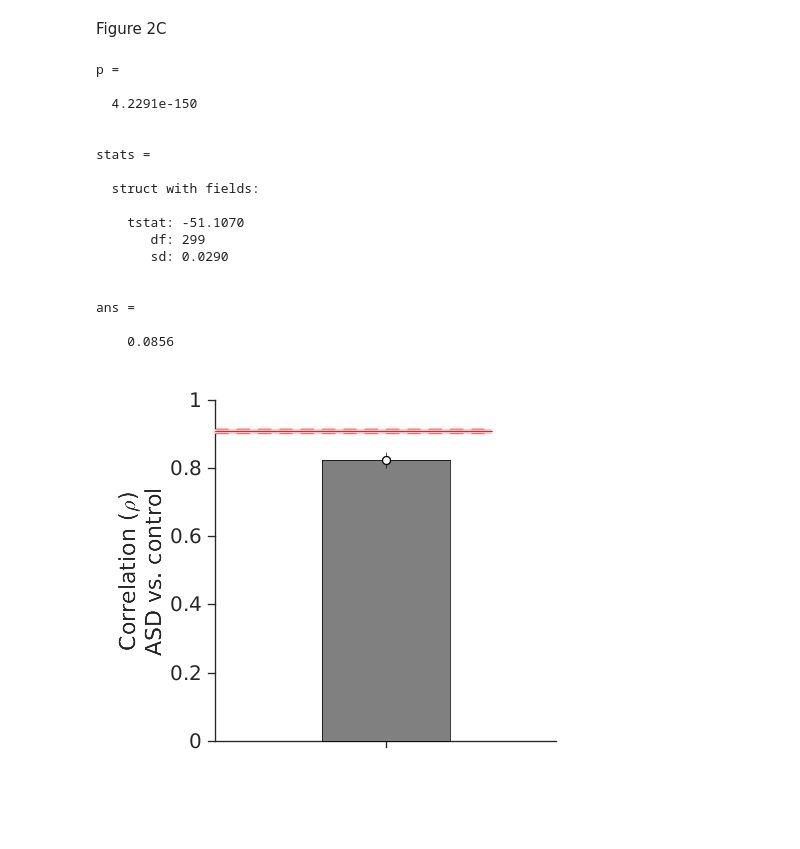
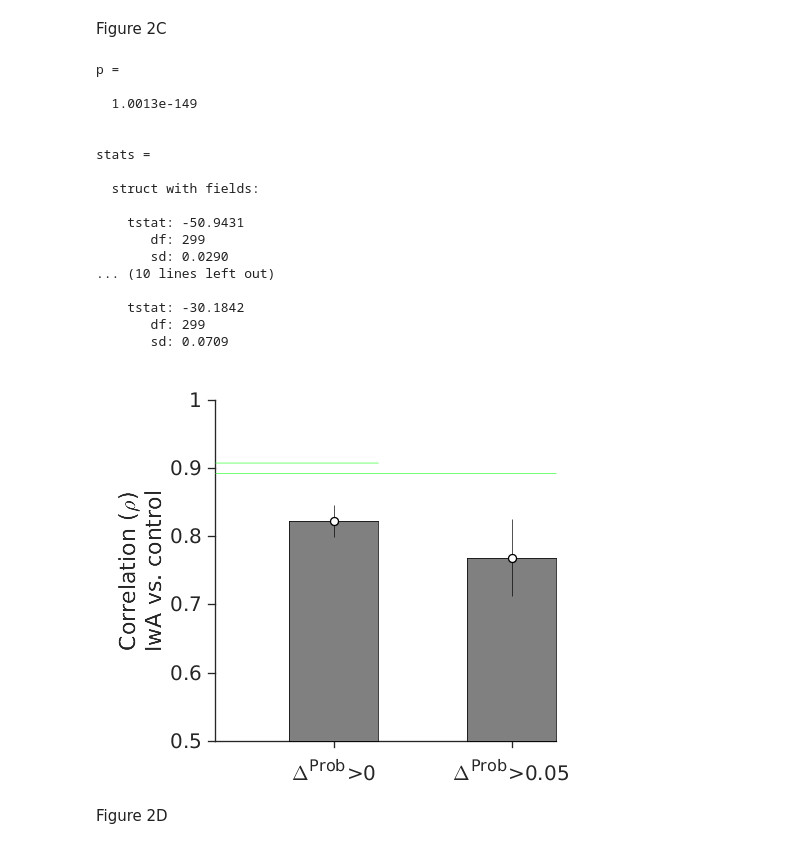
Before and after one commit to kohitij-kar/2021_faceEmotion_ASD, a Jupyter notebook: behav_utils/behav_ana.ipynb, the cells around one changed output. Cells and saved outputs as stored; diff of their text form; code cells hidden in the pictures; blank space fills up the shorter version.

```diff
--- a/behav_utils/behav_ana.ipynb
+++ b/behav_utils/behav_ana.ipynb
@@ -85,38 +85,46 @@ mean reliability (asd) = 0.70227
 Figure 2C
 # %%
 fig = figure;
-[ns, ns_err, raw_corr] = est_noiseCeiling(ctrl,asd,0);
+[ns, raw_corr] = est_noiseCeiling(ctrl,asd,0);
 con = nanmean((raw_corr));
 con_err = mad((raw_corr));
-boundedline([0 0.65], [ns ns], [ns_err ns_err], 'r')
-plot([0 0.65], [ns ns], 'r')
+plot([0 0.55], [nanmean(ns) nanmean(ns)], 'color',[0.2 1 0.2])
 hold on
-plot([0 0.65], [ns+ns_err ns+ns_err], 'r--')
-plot([0 0.65], [ns-ns_err ns-ns_err], 'r--')
 bar(0.4, con,'facecolor', [0.5 0.5 0.5], 'barwidth',0.3)
 errorbar(0.4, con, con_err, 'ko', 'markerfacecolor','w', 'capsize',0)
 polishFigure;
-[~,p, ~,stats]=ttest(raw_corr, ns, 'tail', 'left')
-ylim([0 1])
-ylabel({'Correlation (\rho)'; 'ASD vs. control'})
-set(gca, 'xtick', 0.4, 'xticklabel', {''})
-ns-nanmean(raw_corr)
+[~,p, ~,stats]=ttest(raw_corr, mean(ns), 'tail', 'left')
+
+[ns, raw_corr] = est_noiseCeiling(ctrl,asd,0.05);
+con = nanmean((raw_corr));
+con_err = mad((raw_corr));
+plot([0 1.15], [nanmean(ns) nanmean(ns)], 'g','color',[0.2 1 0.2]);
+hold on
+bar(1, con,'facecolor', [0.5 0.5 0.5], 'barwidth',0.3)
+errorbar(1, con, con_err, 'ko', 'markerfacecolor','w', 'capsize',0)
+polishFigure;
+[~,p, ~,stats]=ttest(raw_corr, mean(ns), 'tail', 'left')
+ylim([0.5 1])
+ylabel({'Correlation (\rho)'; 'IwA vs. control'})
+set(gca, 'xtick', [0.4 1], 'xticklabel', {'\Delta^{Prob}>0','\Delta^{Prob}>0.05'})
 # %% [output]
 p =
 
-  4.2291e-150
+  1.0013e-149
 
 
 stats =
 
   struct with fields:
 
-    tstat: -51.1070
+    tstat: -50.9431
        df: 299
        sd: 0.0290
+... (10 lines left out)
 
-
-ans =
-
-    0.0856
+    tstat: -30.1842
+       df: 299
+       sd: 0.0709
-[figure, old version]
+[figure, new version]
+# %% [markdown]
+Figure 2D
```
Also changed, not shown: parts of 3 cells of this notebook, 2 other files.
